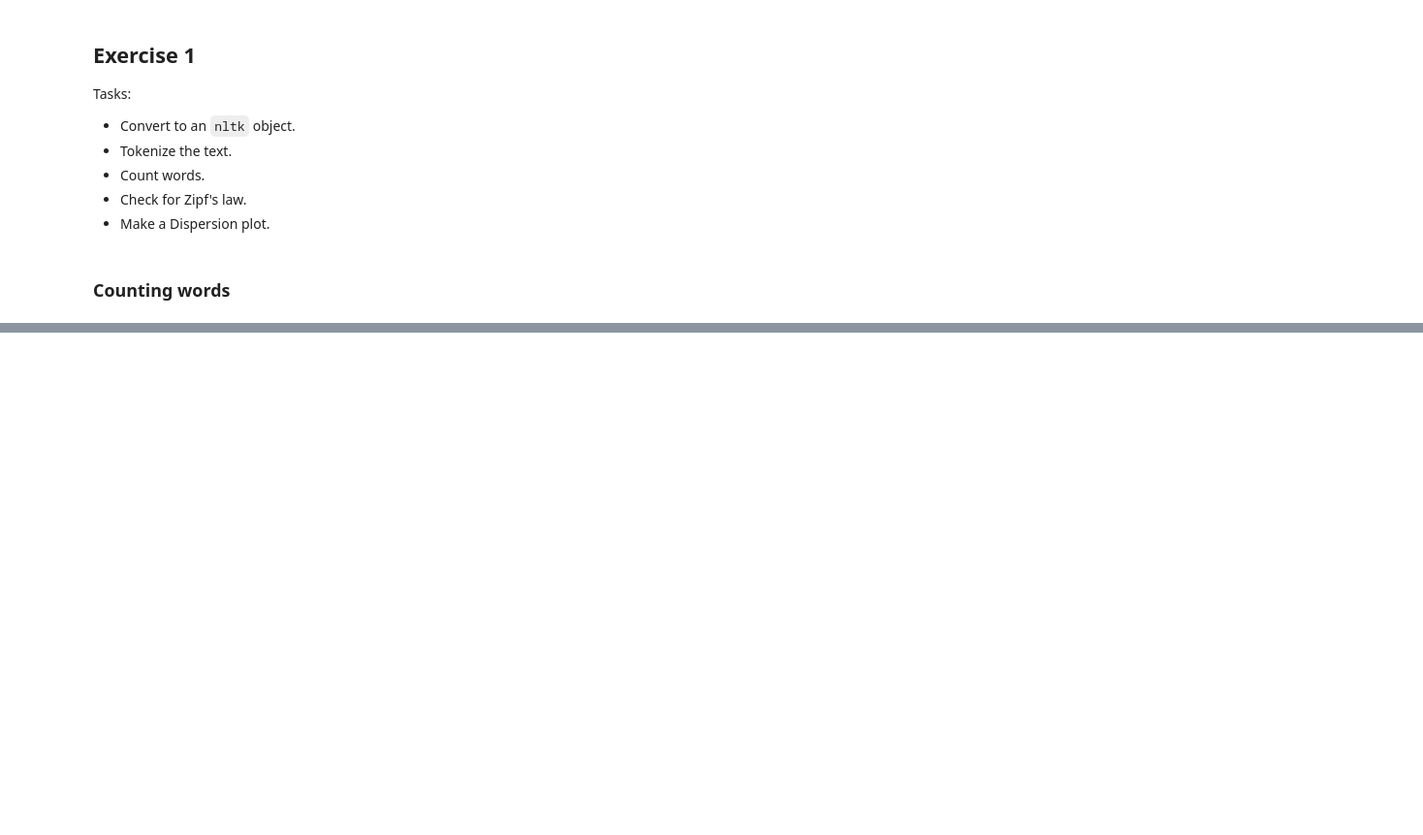
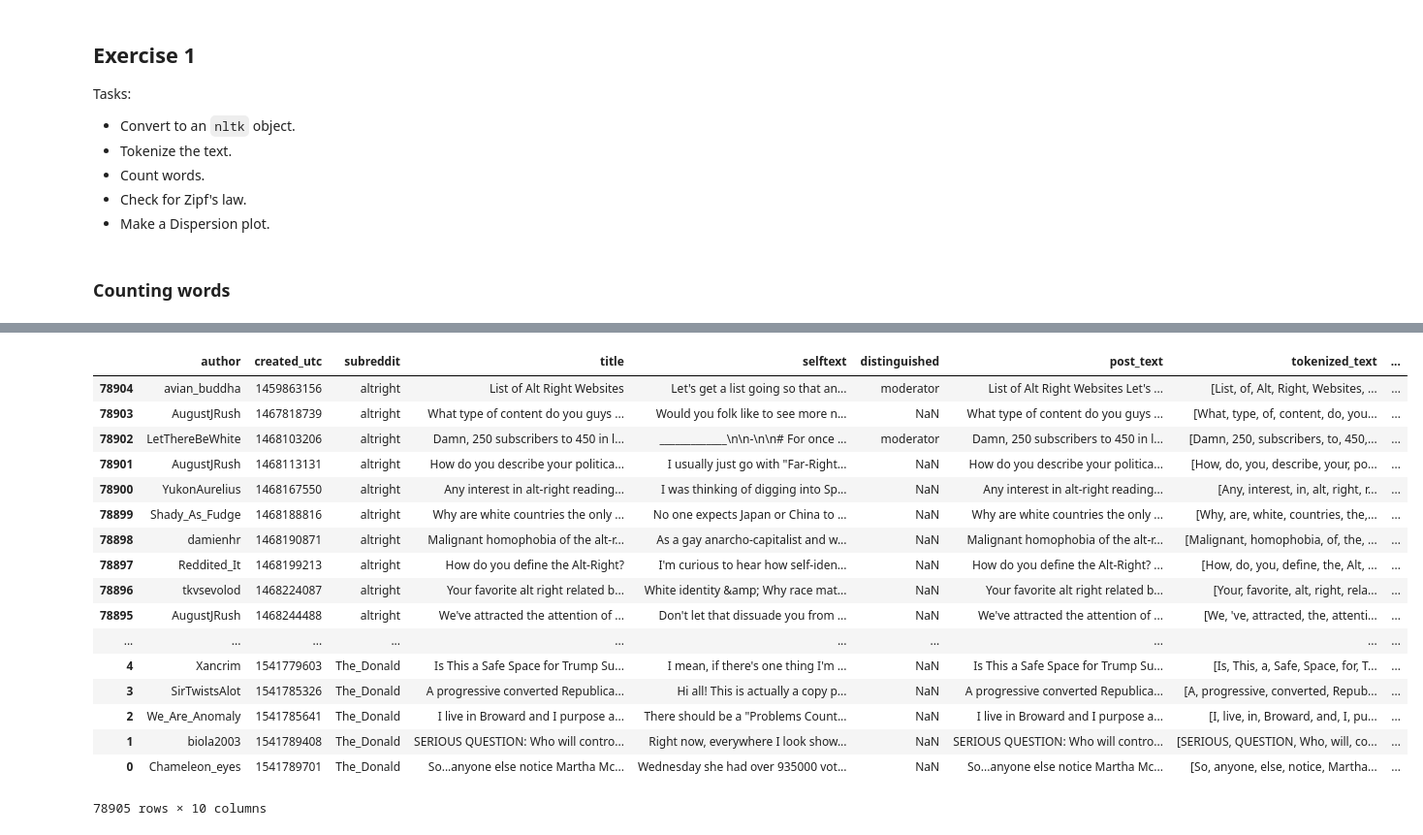
Before and after one commit to adarshmathew/Content-Analysis-2020, a Jupyter notebook: week-4/4-Counting-Words-Phrases_adarshm.ipynb, the cells around one changed output, grey strips where cells are left out. Shown at 97% size. Saved outputs shown, nothing was run; the diff lists cells and outputs as text; code cells hidden in the pictures; blank space fills up the shorter version.

```diff
--- a/week-4/4-Counting-Words-Phrases_adarshm.ipynb
+++ b/week-4/4-Counting-Words-Phrases_adarshm.ipynb
@@ -100,0 +212,57 @@ reddit_submissions_min.head()
+# %%
+def word_tokenize(word_list):
+    tokenized = []
+    # pass word list through language model.
+    doc = nlp(word_list)
+    for token in doc:
+        if not token.is_punct and len(token.text.strip()) > 0:
+            tokenized.append(token.text)
+    return tokenized
+
+def sent_tokenize(word_list):
+    doc = nlp(word_list)
+    sentences = [sent.string.strip() for sent in doc.sents]
+    return sentences
+
+def tag_sents_pos(sentences):
+    """
+    function which replicates NLTK pos tagging on sentences.
+    """
+    new_sents = []
+    for sentence in sentences:
+        new_sent = ' '.join(sentence)
+        new_sents.append(new_sent)
+    final_string = ' '.join(new_sents)
+    doc = nlp(final_string)
+
+    pos_sents = []
+    for sent in doc.sents:
+        pos_sent = []
+        for token in sent:
+            pos_sent.append((token.text, token.tag_))
+        pos_sents.append(pos_sent)
+
+    return pos_sents
+# %%
+reddit_submissions_min['sentences'] = reddit_submissions_min['post_text'].apply(lambda x: [word_tokenize(s) for s in sent_tokenize(x)])
+reddit_submissions_min.index = range(len(reddit_submissions_min) - 1, -1,-1) #Reindex to make things nice in the future
+reddit_submissions_min
+# %% [output]
+|  | author | created_utc | subreddit | title | selftext | distinguished | post_text | tokenized_text | ... |
+| 78904 | avian_buddha | 1459863156 | altright | List of Alt Right Websites | Let's get a list going so that an... | moderator | List of Alt Right Websites Let's ... | [List, of, Alt, Right, Websites, ... | ... |
+| 78903 | AugustJRush | 1467818739 | altright | What type of content do you guys ... | Would you folk like to see more n... | NaN | What type of content do you guys ... | [What, type, of, content, do, you... | ... |
+| 78902 | LetThereBeWhite | 1468103206 | altright | Damn, 250 subscribers to 450 in l... | _____________\n\n-\n\n# For once ... | moderator | Damn, 250 subscribers to 450 in l... | [Damn, 250, subscribers, to, 450,... | ... |
+| 78901 | AugustJRush | 1468113131 | altright | How do you describe your politica... | I usually just go with "Far-Right... | NaN | How do you describe your politica... | [How, do, you, describe, your, po... | ... |
+| 78900 | YukonAurelius | 1468167550 | altright | Any interest in alt-right reading... | I was thinking of digging into Sp... | NaN | Any interest in alt-right reading... | [Any, interest, in, alt, right, r... | ... |
+| 78899 | Shady_As_Fudge | 1468188816 | altright | Why are white countries the only ... | No one expects Japan or China to ... | NaN | Why are white countries the only ... | [Why, are, white, countries, the,... | ... |
+| 78898 | damienhr | 1468190871 | altright | Malignant homophobia of the alt-r... | As a gay anarcho-capitalist and w... | NaN | Malignant homophobia of the alt-r... | [Malignant, homophobia, of, the, ... | ... |
+| 78897 | Reddited_It | 1468199213 | altright | How do you define the Alt-Right? | I'm curious to hear how self-iden... | NaN | How do you define the Alt-Right? ... | [How, do, you, define, the, Alt, ... | ... |
+| 78896 | tkvsevolod | 1468224087 | altright | Your favorite alt right related b... | White identity &amp; Why race mat... | NaN | Your favorite alt right related b... | [Your, favorite, alt, right, rela... | ... |
+| 78895 | AugustJRush | 1468244488 | altright | We've attracted the attention of ... | Don't let that dissuade you from ... | NaN | We've attracted the attention of ... | [We, 've, attracted, the, attenti... | ... |
+| ... | ... | ... | ... | ... | ... | ... | ... | ... | ... |
+| 4 | Xancrim | 1541779603 | The_Donald | Is This a Safe Space for Trump Su... | I mean, if there's one thing I'm ... | NaN | Is This a Safe Space for Trump Su... | [Is, This, a, Safe, Space, for, T... | ... |
+| 3 | SirTwistsAlot | 1541785326 | The_Donald | A progressive converted Republica... | Hi all! This is actually a copy p... | NaN | A progressive converted Republica... | [A, progressive, converted, Repub... | ... |
+| 2 | We_Are_Anomaly | 1541785641 | The_Donald | I live in Broward and I purpose a... | There should be a "Problems Count... | NaN | I live in Broward and I purpose a... | [I, live, in, Broward, and, I, pu... | ... |
+| 1 | biola2003 | 1541789408 | The_Donald | SERIOUS QUESTION: Who will contro... | Right now, everywhere I look show... | NaN | SERIOUS QUESTION: Who will contro... | [SERIOUS, QUESTION, Who, will, co... | ... |
+| 0 | Chameleon_eyes | 1541789701 | The_Donald | So...anyone else notice Martha Mc... | Wednesday she had over 935000 vot... | NaN | So...anyone else notice Martha Mc... | [So, anyone, else, notice, Martha... | ... |
+78905 rows × 10 columns
```
Also changed, not shown: parts of 20 cells of this notebook.
